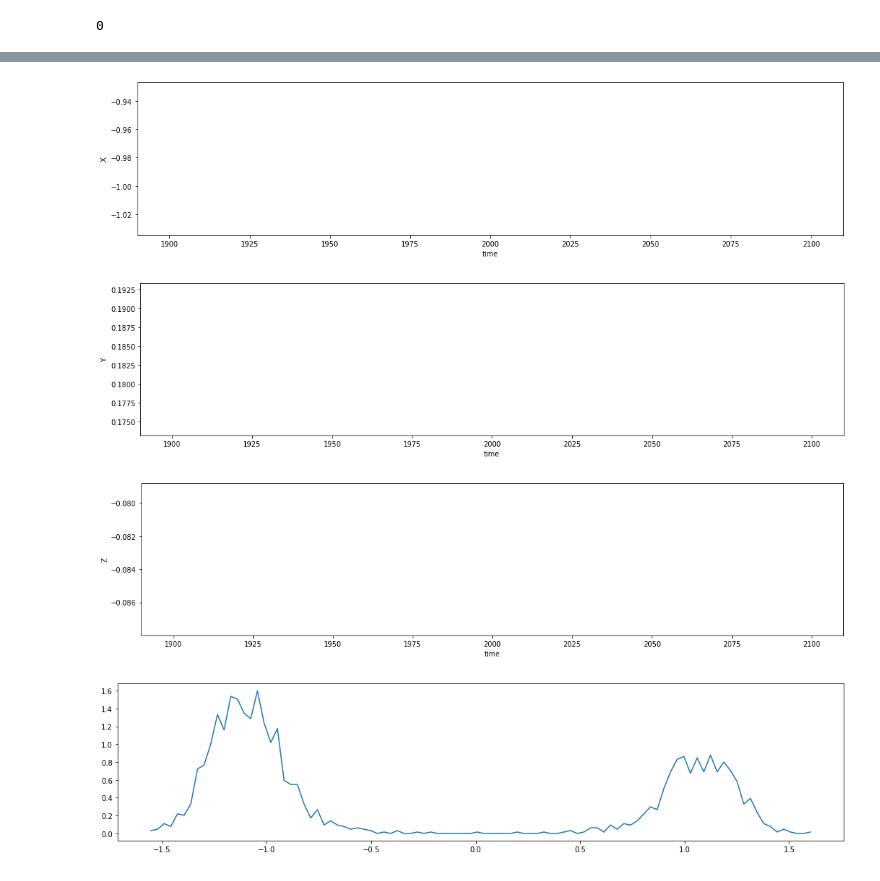
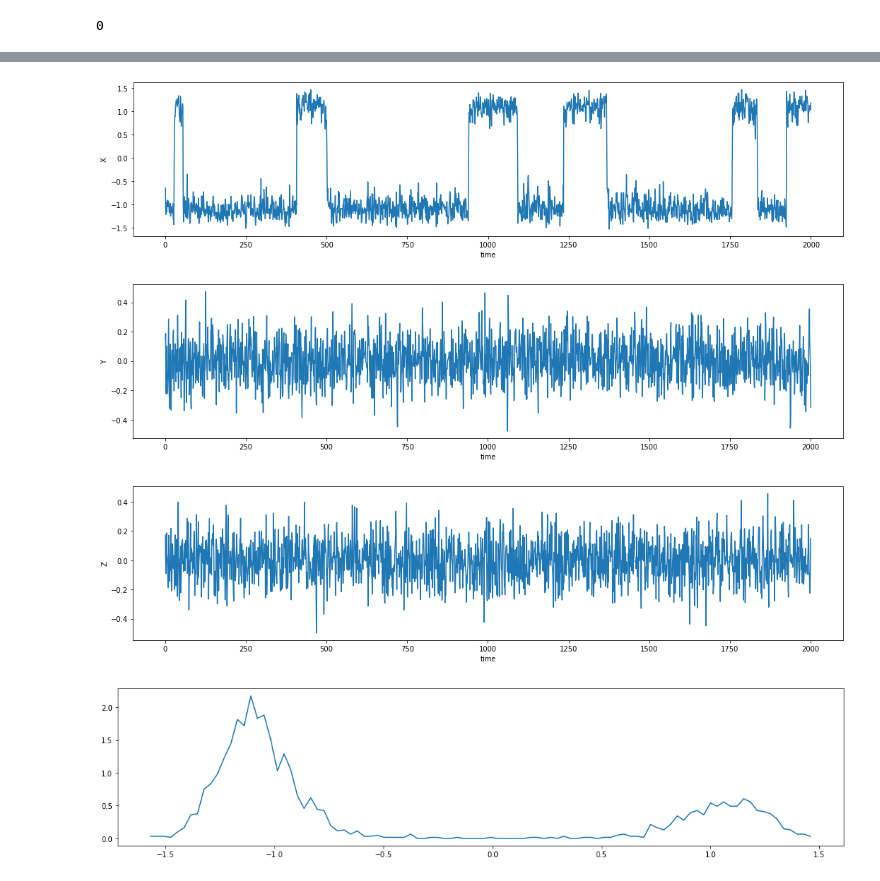
Before and after one commit to uibcdf/REMD_testbed, a Jupyter notebook: REMD_DP_rutina.ipynb, the cells around one changed output, grey strips where cells are left out. Drawn from its saved outputs; the diff is of its cells as text; code cells hidden in the pictures.

```diff
--- a/REMD_DP_rutina.ipynb
+++ b/REMD_DP_rutina.ipynb
@@ -46,7 +46,7 @@ times      = unit.Quantity(np.zeros([num_steps_saved], np.float32), unit.picosec
 positions  = unit.Quantity(np.zeros([num_steps_saved,3], np.float32), unit.angstroms)
 velocities = unit.Quantity(np.zeros([num_steps_saved,3], np.float32), unit.angstroms/unit.picosecond)
 potential_energies   = unit.Quantity(np.zeros([num_steps_saved], np.float32), unit.kilocalories_per_mole)
-kinetic_energies     = unit.Quantity(np.zeros([num_steps_saved], np.float32), unit.kilocalories_per_mole)
+kinetic_energies    = unit.Quantity(np.zeros([num_steps_saved], np.float32), unit.kilocalories_per_mole)
 
 initial_positions  = np.zeros([n_particles, 3], np.float32) * unit.nanometers
 
@@ -71,10 +71,37 @@ for ii in tqdm(range(num_steps_saved)):
     velocities[ii] = state.getVelocities()[0]
     kinetic_energies[ii]=state.getKineticEnergy()
     potential_energies[ii]=state.getPotentialEnergy()
+
+
+temperature2 = 304*unit.kelvin
+integrator2 = mm.LangevinIntegrator(temperature, friction, step_size)
+
+times2      = unit.Quantity(np.zeros([num_steps_saved], np.float32), unit.picoseconds)
+positions2  = unit.Quantity(np.zeros([num_steps_saved,3], np.float32), unit.angstroms)
+velocities2 = unit.Quantity(np.zeros([num_steps_saved,3], np.float32), unit.angstroms/unit.picosecond)
+potential_energies2   = unit.Quantity(np.zeros([num_steps_saved], np.float32), unit.kilocalories_per_mole)
+kinetic_energies2     = unit.Quantity(np.zeros([num_steps_saved], np.float32), unit.kilocalories_per_mole)
+
+initial_positions2  = np.zeros([n_particles, 3], np.float32) * unit.nanometers
+
+#initial_velocities = None # Las velocidades serán adjudicadas aleatoriamente según la distribución Maxwell-Boltzmann del estado termodinámico
+
+context2 = mm.Context(system, integrator2, platform)
+context2.setPositions(initial_positions)
+context2.setVelocitiesToTemperature(temperature)
+
+state2 = context2.getState(getEnergy=True, getPositions=True, getVelocities=True)
+times2[0] = state.getTime()
+positions2[0] = state.getPositions()[0]
+velocities2[0] = state.getVelocities()[0]
+kinetic_energies2[0]=state.getKineticEnergy()
+potential_energies2[0]=state.getPotentialEnergy()
+
+for jj in tqdm(range(num_steps_saved)):
+    context2.getIntegrator().step(saving_period)
+    state2 = context.getState(getEnergy=True, getPositions=True, getVelocities=True)
+    times2[jj] = state.getTime()
+    positions2[jj] = state.getPositions()[0]
+    velocities2[jj] = state.getVelocities()[0]
+    kinetic_energies2[jj]=state.getKineticEnergy()
+    potential_energies[jj]=state.getPotentialEnergy()
-# %%
-plt.rcParams['figure.figsize'] = 18, 4
-for ii, ylabel in zip(range(3),['X','Y','Z']):
-    plt.plot(times,positions[:,ii])
-    plt.ylabel(ylabel)
-    plt.xlabel('time')
-    plt.show()
@@ -173,17 +331,17 @@ for jj in tqdm(range(num_steps_saved)):
 # %%
 plt.rcParams['figure.figsize'] = 18, 4
 for ii, ylabel in zip(range(3),['X','Y','Z']):
-    plt.plot(times2,positions2[:,ii])
+    plt.plot(times3,positions3[:,ii])
     plt.ylabel(ylabel)
     plt.xlabel('time')
     plt.show()
 # %% [output]
-[figure, old version]
+[figure, new version]
-[figure, old version]
+[figure, new version]
-[figure, old version]
+[figure, new version]
 # %%
-hist, bin_edges = np.histogram(positions[:,0],bins=100, density=True)
+hist, bin_edges = np.histogram(positions4[:,0],bins=100, density=True)
 plt.plot((bin_edges[1:]+bin_edges[:-1])/2.0,hist)
 plt.show()
 # %% [output]
-[figure, old version]
+[figure, new version]
```
Also changed, not shown: parts of 4 cells of this notebook.
